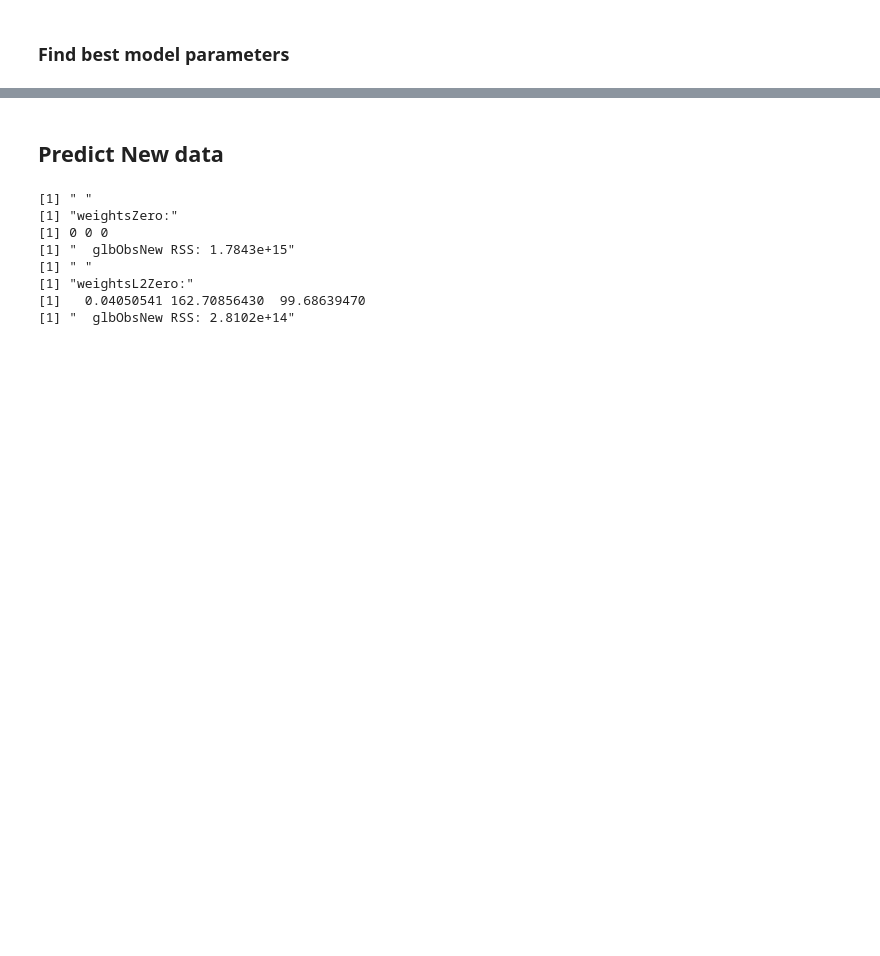
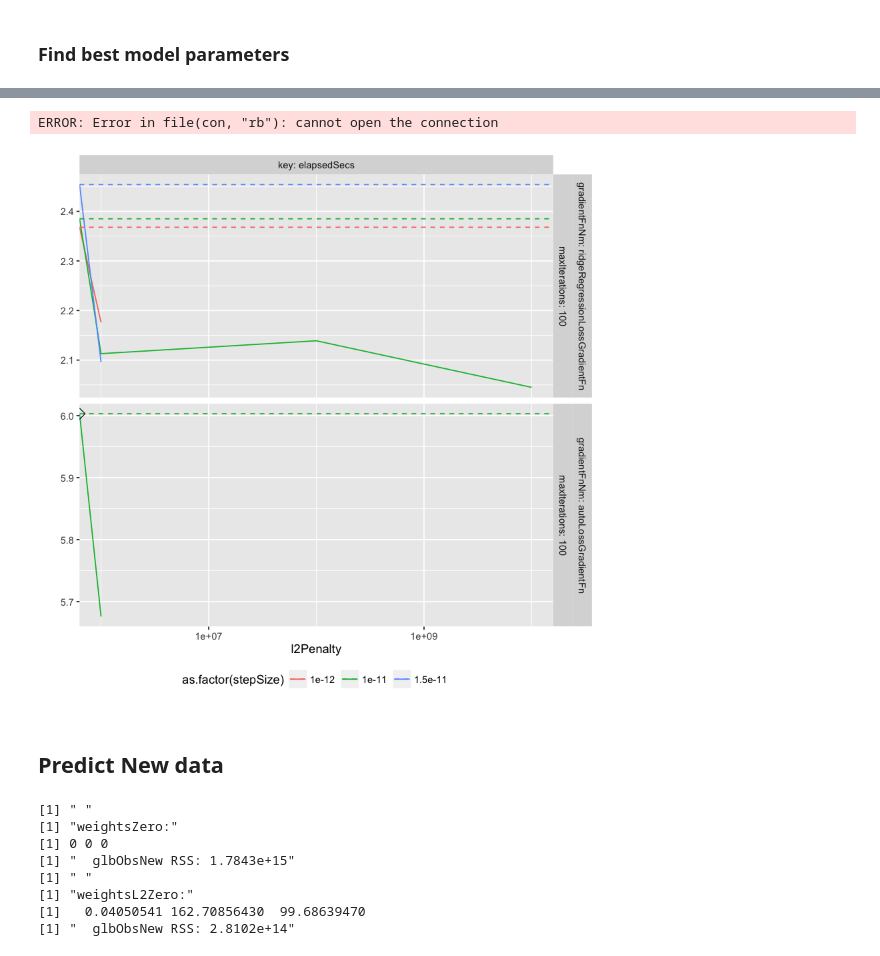
Before and after one commit to bdanalytics/UofWashington-MachineLearning, a Jupyter notebook: WAKCHouses_SGD_Test.ipynb, the cells around one changed output, grey strips where cells are left out. Saved outputs shown, nothing was run; the diff lists cells and outputs as text; code cells hidden in the pictures; blank space fills up the shorter version.

```diff
--- a/WAKCHouses_SGD_Test.ipynb
+++ b/WAKCHouses_SGD_Test.ipynb
@@ -869,3 +938,13 @@ ERROR: Error in file(con, "rb"): cannot open the connection
+# %%
+print(mypltModelStats(df = pltMdlDf,
+                      measure = c("elapsedSecs"),
+        dim = c("l2Penalty", "stepSize", "maxIterations", "gradientFnNm"),
+                      scaleXFn = c(l2Penalty = "log10"),
+                      highLightIx = which.min(pltMdlDf[, 'OOBRSS']),
+                      fileName = NULL))
+# %% [output]
+ERROR: Error in file(con, "rb"): cannot open the connection
+[figure, added]
 # %% [markdown]
 ## Predict New data
 # %%
```
Also changed, not shown: parts of 18 cells of this notebook, 6 other files.
